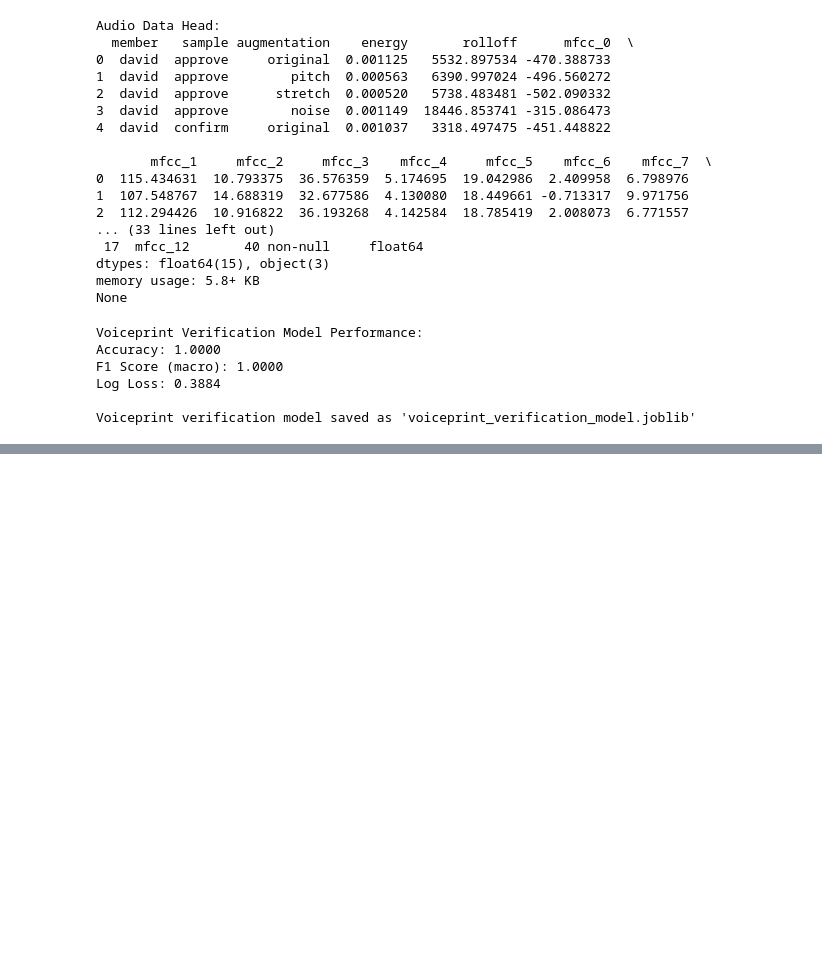
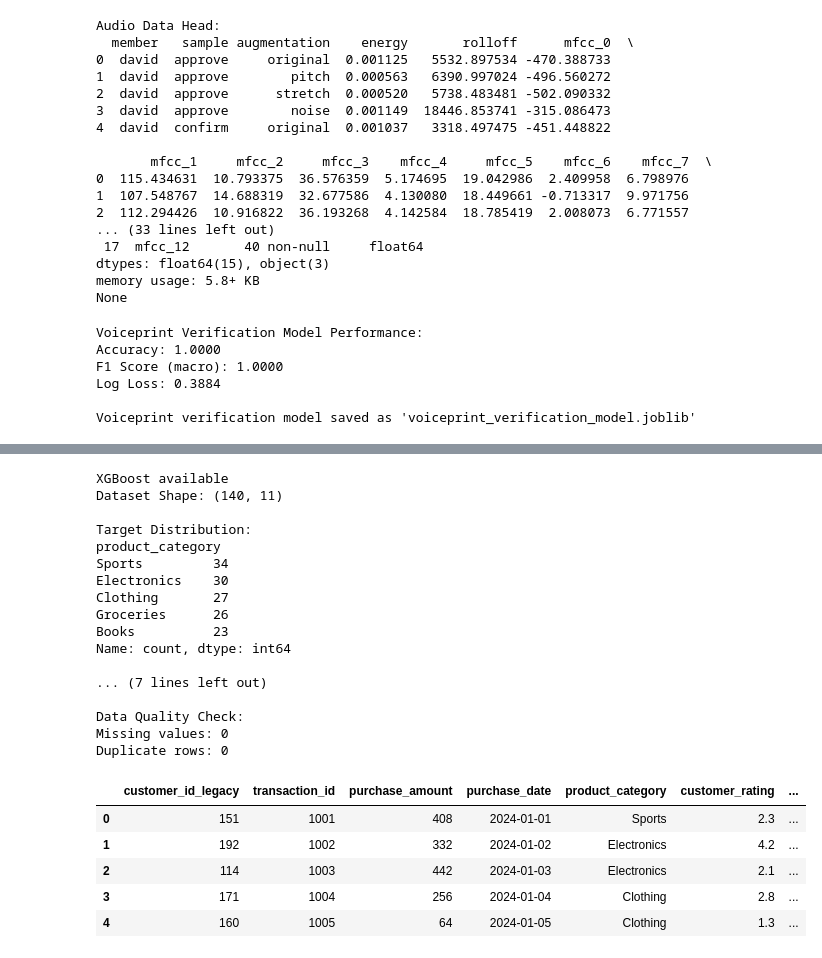
Before and after one commit to NiyonshutiDavid/ML_Pipeline_assignment2, a Jupyter notebook: ML_Pipeline_assignment2/models/Models.ipynb, the cells around one changed output, grey strips where cells are left out. Cells and saved outputs as stored; diff of their text form; code cells hidden in the pictures; blank space fills up the shorter version.

```diff
--- a/ML_Pipeline_assignment2/models/Models.ipynb
+++ b/ML_Pipeline_assignment2/models/Models.ipynb
@@ -161,0 +165,62 @@ Voiceprint verification model saved as 'voiceprint_verification_model.joblib'
+# %%
+# Import required libraries for product recommendation
+import pandas as pd
+import numpy as np
+from sklearn.model_selection import train_test_split, cross_val_score
+from sklearn.preprocessing import LabelEncoder, StandardScaler
+from sklearn.ensemble import RandomForestClassifier, VotingClassifier
+from sklearn.linear_model import LogisticRegression
+from sklearn.metrics import accuracy_score, classification_report, f1_score
+from sklearn.feature_selection import SelectKBest, f_classif, RFE
+import seaborn as sns
+import matplotlib.pyplot as plt
+import joblib
+import warnings
+warnings.filterwarnings('ignore')
+
+# Try to import XGBoost, fallback if not available
+try:
+    import xgboost as xgb
+    XGBOOST_AVAILABLE = True
+    print("XGBoost available")
+except ImportError:
+    XGBOOST_AVAILABLE = False
+    print("XGBoost not available, using alternatives")
+
+# Load and examine the merged dataset
+df_merged = pd.read_csv('../data/cleaned_merged_dataset.csv')
+print(f"Dataset Shape: {df_merged.shape}")
+print(f"\nTarget Distribution:")
+print(df_merged['product_category'].value_counts())
+print(f"\nTarget Balance: {df_merged['product_category'].value_counts(normalize=True).round(3)}")
+
+# Check for data quality issues
+print(f"\nData Quality Check:")
+print(f"Missing values: {df_merged.isnull().sum().sum()}")
+print(f"Duplicate rows: {df_merged.duplicated().sum()}")
+
+df_merged.head()
+# %% [output]
+XGBoost available
+Dataset Shape: (140, 11)
+
+Target Distribution:
+product_category
+Sports         34
+Electronics    30
+Clothing       27
+Groceries      26
+Books          23
+Name: count, dtype: int64
+
+... (7 lines left out)
+
+Data Quality Check:
+Missing values: 0
+Duplicate rows: 0
+|  | customer_id_legacy | transaction_id | purchase_amount | purchase_date | product_category | customer_rating | ... |
+| 0 | 151 | 1001 | 408 | 2024-01-01 | Sports | 2.3 | ... |
+| 1 | 192 | 1002 | 332 | 2024-01-02 | Electronics | 4.2 | ... |
+| 2 | 114 | 1003 | 442 | 2024-01-03 | Electronics | 2.1 | ... |
+| 3 | 171 | 1004 | 256 | 2024-01-04 | Clothing | 2.8 | ... |
+| 4 | 160 | 1005 | 64 | 2024-01-05 | Clothing | 1.3 | ... |
```
Also changed, not shown: parts of 8 cells of this notebook, 4 other files.
